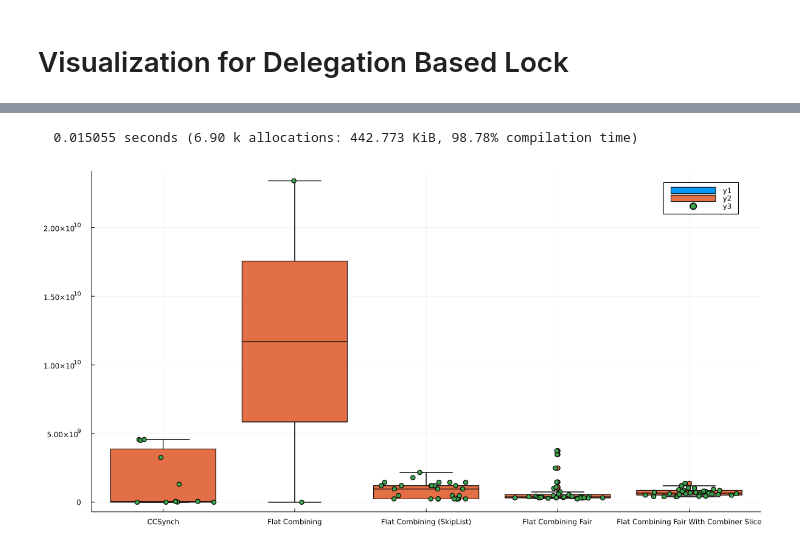
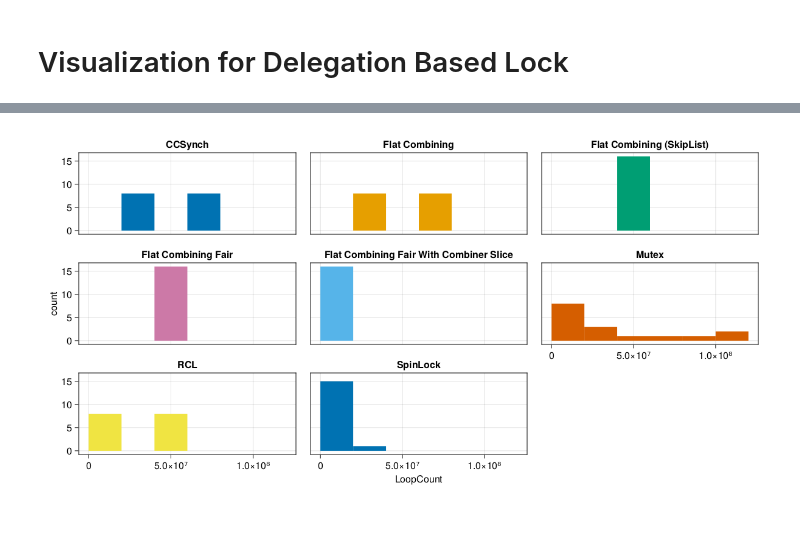
Before and after one commit to taooceros/Locks, a Jupyter notebook: visualization/graph.ipynb, the cells around one changed output, grey strips where cells are left out. Drawn from its saved outputs; the diff is of its cells as text; code cells hidden in the pictures.

```diff
--- a/visualization/graph.ipynb
+++ b/visualization/graph.ipynb
@@ -56,17 +35,19 @@ bench2 = bench |>
-# %%
-using DataFrames
-
-bench_32thread = @time dropmissing(bench) |>
-    @filter(_.ThreadNum == 32)
-
-combiner_time_comparison = @df bench_32thread boxplot(:Locktype, :CombineTime, size=(1200,600))
-@df bench_32thread boxplot!(:Locktype, :CombineTime)
-@df bench_32thread dotplot!(:Locktype, :CombineTime)
-
-
-
-savefig("graphs/combiner_time_comparison.svg")
-combiner_time_comparison
-# %% [output]
-  0.015055 seconds (6.90 k allocations: 442.773 KiB, 98.78% compilation time)
-[figure, removed]
+# %%
+using AlgebraOfGraphics, CairoMakie
+using AlgebraOfGraphics: density
+using Tidier
+
+fig = Figure(resolution = (1200, 600))
+
+loop_comparison = ((@chain bench begin
+        Tidier.@filter(ThreadNum == 16)
+end) |> data) * mapping(:LoopCount, layout = :Locktype, color = :Locktype) * histogram()
+
+# savefig(loop_comparison, "graphs/loop_comparison.svg")
+draw!(fig, loop_comparison)
+
+save("graphs/loop_comparison.svg", fig)
+
+fig
+# %% [output]
+[figure, added]
```
Also changed, not shown: parts of 6 cells of this notebook, 2 other files.
